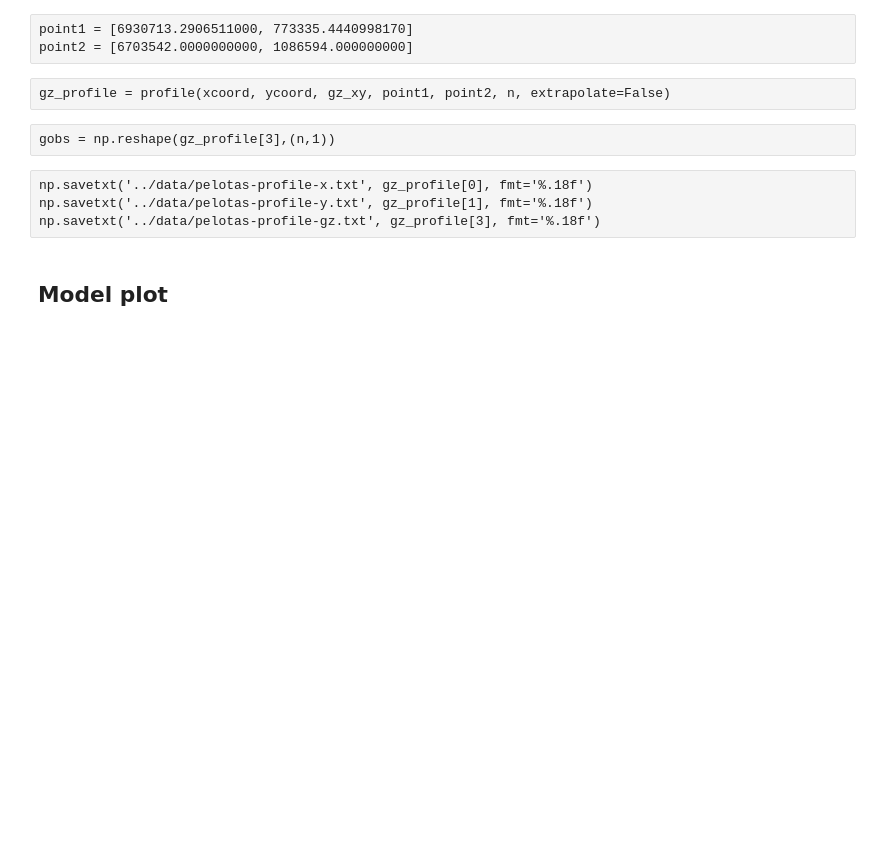
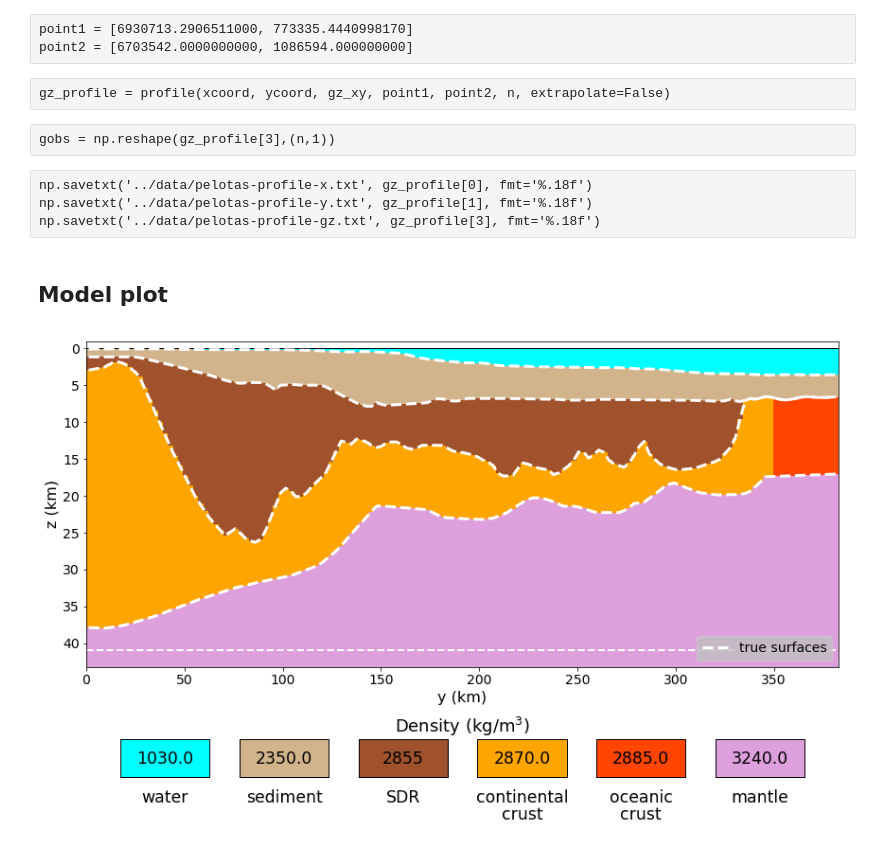
Before and after one commit to pinga-lab/paper-isostatic-grav2D, a Jupyter notebook: code/volcanic-margin-model.ipynb, the cells around one changed output. Saved outputs shown, nothing was run; the diff lists cells and outputs as text; code cells hidden in the pictures; blank space fills up the shorter version.

```diff
--- a/code/volcanic-margin-model.ipynb
+++ b/code/volcanic-margin-model.ipynb
@@ -718,17 +701,17 @@ for (pmi) in (polygons_mantle):
 
 ax1.axhline(y=S0, xmin=ymin, xmax=ymax, color='w', linestyle='--', linewidth=2)
 #ax1.axvline(x=COT, ymin=ybottom, ymax=ytop, linestyle=':', color='w', linewidth=3, label='COT')
-ax1.plot(yc, tw, '--w', linewidth=2)
-ax1.plot(yc, toi, '--w', linewidth=2)
-ax1.plot(yc, basement, '--w', linewidth=2, label='true surfaces')
-ax1.plot(yc, moho, '--w', linewidth=2)
+ax1.plot(yc, tw, '--w', linewidth=3)
+ax1.plot(yc, toi, '--w', linewidth=3)
+ax1.plot(yc, basement, '--w', linewidth=3, label='true surfaces')
+ax1.plot(yc, moho, '--w', linewidth=3)
 ax1.set_ylim((S0+dS0), zmin)
 ax1.set_xlim(ymin, ymax)
 ax1.set_xlabel('y (km)', fontsize=16)
 ax1.set_ylabel('z (km)', fontsize=16)
 ax1.set_xticklabels(['%g'% (0.001*l) for l in ax1.get_xticks()], fontsize=14)
 ax1.set_yticklabels(['%g'% (0.001*l) for l in ax1.get_yticks()], fontsize=14)
-ax1.legend(loc='lower right', fontsize=13, facecolor='silver')
+ax1.legend(loc='lower right', fontsize=14, facecolor='silver')
 
 X, Y = fig.get_dpi()*fig.get_size_inches()
 plt.title('Density (kg/m$^{3}$)', fontsize=18)
@@ -740,37 +723,39 @@ colors_list = ['aqua', 'tan', 'sienna', 'orange', 'orangered', 'plum']
 density_list = ['1030.0', '2350.0', '2855', '2870.0', '2885.0', '3240.0']
 ncols = len(colors_list)
 nrows = 1
 h = Y / nrows
 w = X / (ncols + 1)
 
 i=ncols-1
 for color, density, layers1, layers2 in zip(colors_list, density_list, layers_list1, layers_list2):
     col = i // nrows
     row = i % nrows
     x = X - (col*w) - w
 
     yi_line = Y
     yf_line = Y - Y*0.15
     yi_text1 = Y - Y*0.2
     yi_text2 = Y - Y*0.27
-    yi_text3 = Y - Y*0.075
+    yi_text3 = Y - Y*0.08
 
     i-=1
     poly = Polygon(np.array([[x, x+w*0.75, x+w*0.75, x], [yi_line, yi_line, yf_line, yf_line]]).T)
     tmpx = [x for x in poly.x]
     tmpx.append(poly.x[0])
     tmpy = [y for y in poly.y]
     tmpy.append(poly.y[0])
     ax2.plot(tmpx, tmpy, linestyle='-', color='k', linewidth=1)
     ax2.fill(tmpx, tmpy, color=color)
-    ax2.text(x+w*0.375, yi_text1, layers1, fontsize=(w*0.13), horizontalalignment='center', verticalalignment='top')
-    ax2.text(x+w*0.375, yi_text2, layers2, fontsize=(w*0.13), horizontalalignment='center', verticalalignment='top')
-    ax2.text(x+w*0.375, yi_text3, density, fontsize=(w*0.13), horizontalalignment='center', verticalalignment='center')
+    ax2.text(x+w*0.375, yi_text1, layers1, fontsize=(w*0.14), horizontalalignment='center', verticalalignment='top')
+    ax2.text(x+w*0.375, yi_text2, layers2, fontsize=(w*0.14), horizontalalignment='center', verticalalignment='top')
+    ax2.text(x+w*0.375, yi_text3, density, fontsize=(w*0.14), horizontalalignment='center', verticalalignment='center')
 
 plt.tight_layout()
 
 #mpl.savefig('../data/fig/volcanic-margin-true-model.png', dpi='figure', bbox_inches='tight')
 plt.show()
+# %% [output]
+[figure, added]
 # %%
 %matplotlib inline
 plt.close('all')
```
Also changed, not shown: parts of 7 cells of this notebook, 10 other files.
